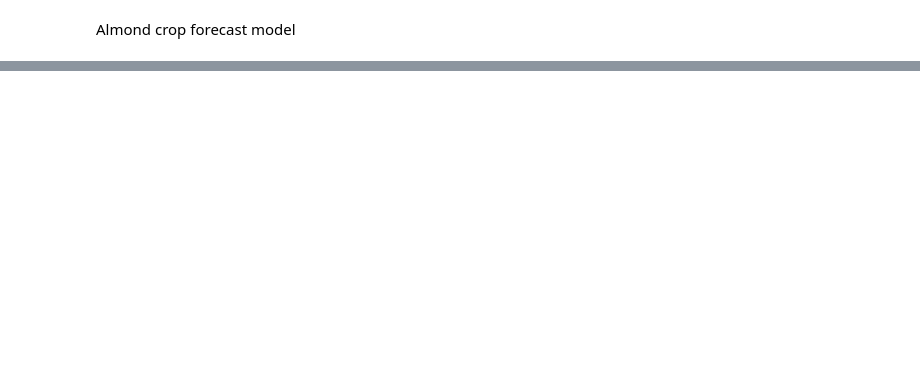
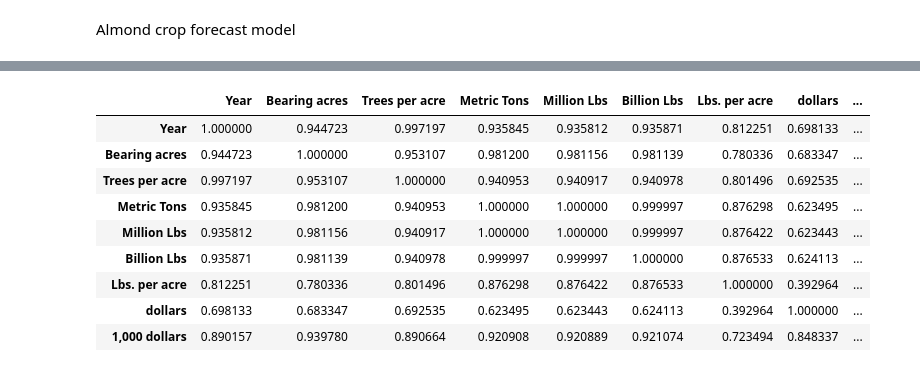
Before and after one commit to mrtpbarca/mrtp, a Jupyter notebook: Almond Crop Forecast Model.ipynb, the cells around one changed output, grey strips where cells are left out. Saved outputs shown, nothing was run; the diff lists cells and outputs as text; code cells hidden in the pictures; blank space fills up the shorter version.

```diff
--- a/Almond Crop Forecast Model.ipynb
+++ b/Almond Crop Forecast Model.ipynb
@@ -27,0 +37,16 @@ pd.read_csv(Gitpath)
+# %%
+
+# Preview the correlation of the different attributes in the data
+corrmatrix=df.corr()
+corrmatrix
+# %% [output]
+|  | Year | Bearing acres | Trees per acre | Metric Tons | Million Lbs | Billion Lbs | Lbs. per acre | dollars | ... |
+| Year | 1.000000 | 0.944723 | 0.997197 | 0.935845 | 0.935812 | 0.935871 | 0.812251 | 0.698133 | ... |
+| Bearing acres | 0.944723 | 1.000000 | 0.953107 | 0.981200 | 0.981156 | 0.981139 | 0.780336 | 0.683347 | ... |
+| Trees per acre | 0.997197 | 0.953107 | 1.000000 | 0.940953 | 0.940917 | 0.940978 | 0.801496 | 0.692535 | ... |
+| Metric Tons | 0.935845 | 0.981200 | 0.940953 | 1.000000 | 1.000000 | 0.999997 | 0.876298 | 0.623495 | ... |
+| Million Lbs | 0.935812 | 0.981156 | 0.940917 | 1.000000 | 1.000000 | 0.999997 | 0.876422 | 0.623443 | ... |
+| Billion Lbs | 0.935871 | 0.981139 | 0.940978 | 0.999997 | 0.999997 | 1.000000 | 0.876533 | 0.624113 | ... |
+| Lbs. per acre | 0.812251 | 0.780336 | 0.801496 | 0.876298 | 0.876422 | 0.876533 | 1.000000 | 0.392964 | ... |
+| dollars | 0.698133 | 0.683347 | 0.692535 | 0.623495 | 0.623443 | 0.624113 | 0.392964 | 1.000000 | ... |
+| 1,000 dollars | 0.890157 | 0.939780 | 0.890664 | 0.920908 | 0.920889 | 0.921074 | 0.723494 | 0.848337 | ... |
```
Also changed, not shown: parts of 8 cells of this notebook.
